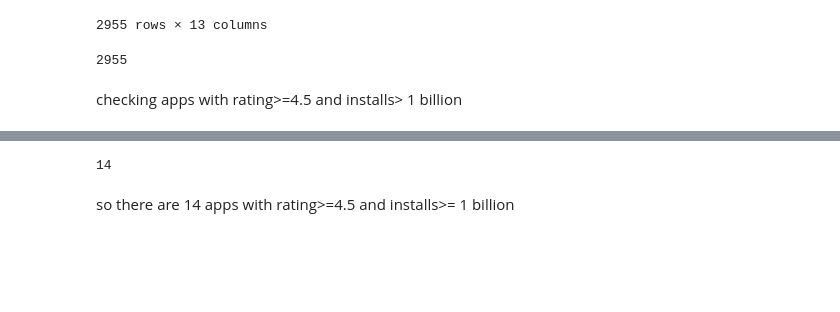
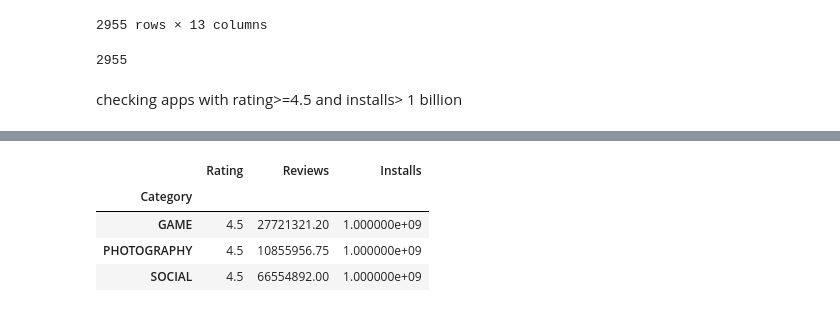
Before and after one commit to divych1/Play_Store-App_Data_Analysis, a Jupyter notebook: Divy_Chanchawat_Team_2_Capstone_Project_1.ipynb, the cells around one changed output, grey strips where cells are left out. Cells and saved outputs as stored; diff of their text form; code cells hidden in the pictures; blank space fills up the shorter version.

```diff
--- a/Divy_Chanchawat_Team_2_Capstone_Project_1.ipynb
+++ b/Divy_Chanchawat_Team_2_Capstone_Project_1.ipynb
@@ -282,7 +279,10 @@ df_
-# %%
-len(df_)
-# %% [output]
-14
-# %% [markdown]
-so there are 14 apps  with rating>=4.5 and installs>= 1 billion
+# %%
+df_.drop_duplicates(subset=None, keep='first', inplace=True, ignore_index=True)
+df_
+# %% [output]
+|  | Rating | Reviews | Installs |
+| Category |  |  |  |
+| GAME | 4.5 | 27721321.20 | 1.000000e+09 |
+| PHOTOGRAPHY | 4.5 | 10855956.75 | 1.000000e+09 |
+| SOCIAL | 4.5 | 66554892.00 | 1.000000e+09 |
 # %%
```
Also changed, not shown: parts of 18 cells of this notebook.
